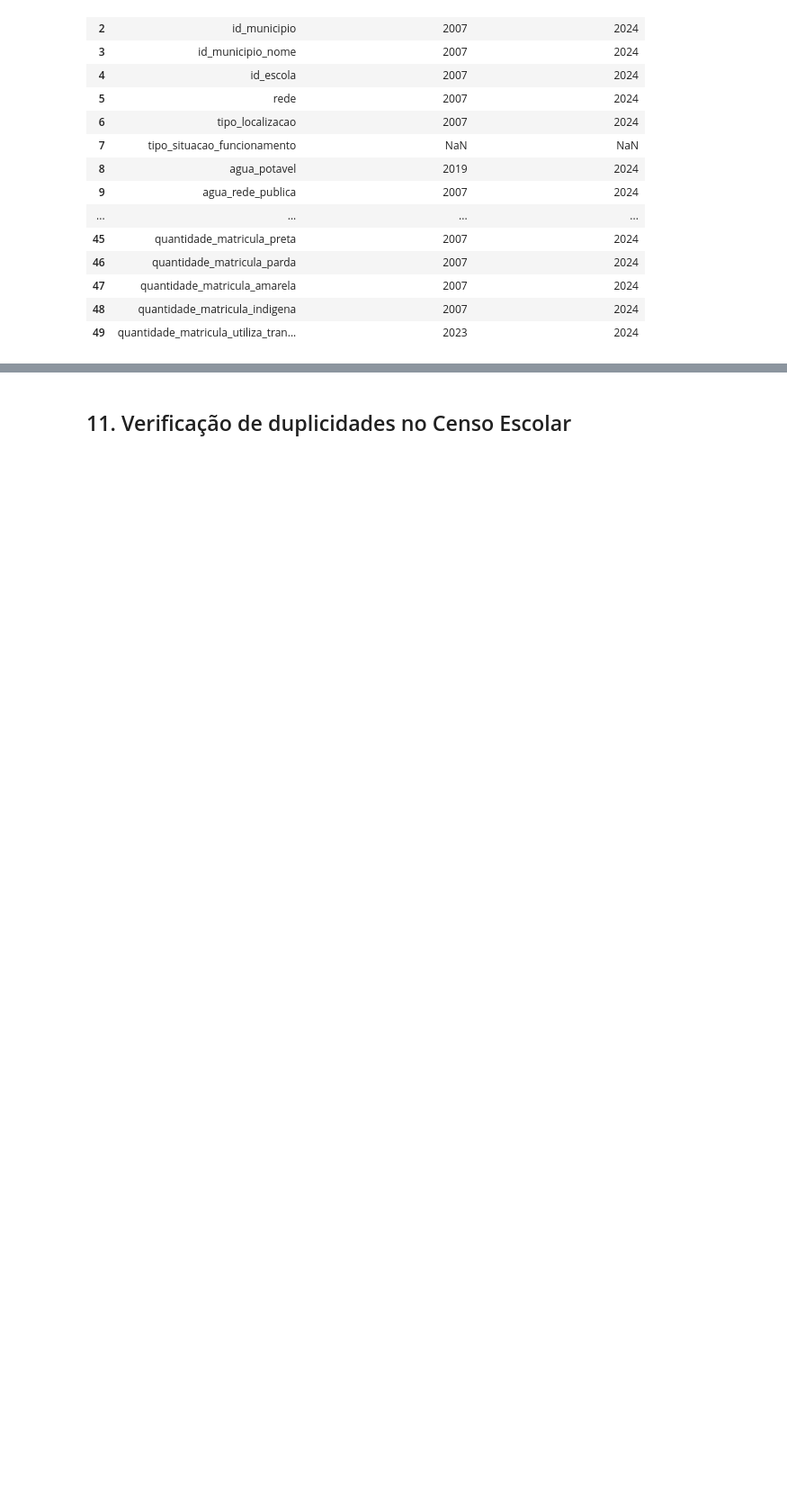
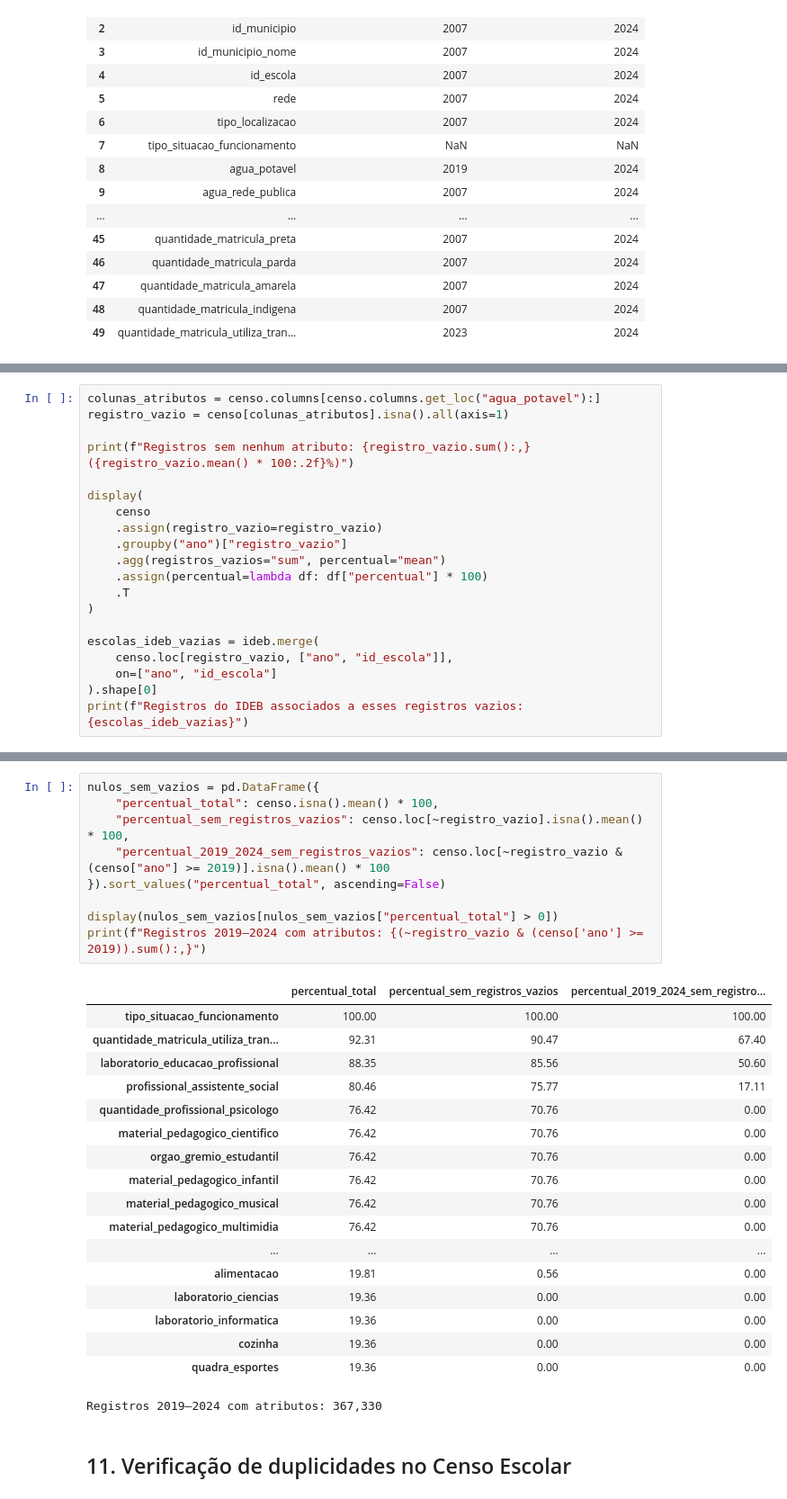
Before and after one commit to 1Gabriell/sistemas-orientados-a-dados, a Jupyter notebook: notebooks/01_analise_exploratoria.ipynb, the cells around one changed output, grey strips where cells are left out. Shown at 90% size. Saved outputs shown, nothing was run; the diff lists cells and outputs as text; blank space fills up the shorter version.

```diff
--- a/notebooks/01_analise_exploratoria.ipynb
+++ b/notebooks/01_analise_exploratoria.ipynb
@@ -378,0 +405,20 @@ display(disponibilidade_df)
+# %%
+colunas_atributos = censo.columns[censo.columns.get_loc("agua_potavel"):]
+registro_vazio = censo[colunas_atributos].isna().all(axis=1)
+
+print(f"Registros sem nenhum atributo: {registro_vazio.sum():,} ({registro_vazio.mean() * 100:.2f}%)")
+
+display(
+    censo
+    .assign(registro_vazio=registro_vazio)
+    .groupby("ano")["registro_vazio"]
+    .agg(registros_vazios="sum", percentual="mean")
+    .assign(percentual=lambda df: df["percentual"] * 100)
+    .T
+)
+
+escolas_ideb_vazias = ideb.merge(
+    censo.loc[registro_vazio, ["ano", "id_escola"]],
+    on=["ano", "id_escola"]
+).shape[0]
+print(f"Registros do IDEB associados a esses registros vazios: {escolas_ideb_vazias}")
@@ -379,3 +431,31 @@ display(disponibilidade_df)
+# %%
+nulos_sem_vazios = pd.DataFrame({
+    "percentual_total": censo.isna().mean() * 100,
+    "percentual_sem_registros_vazios": censo.loc[~registro_vazio].isna().mean() * 100,
+    "percentual_2019_2024_sem_registros_vazios": censo.loc[~registro_vazio & (censo["ano"] >= 2019)].isna().mean() * 100
+}).sort_values("percentual_total", ascending=False)
+
+display(nulos_sem_vazios[nulos_sem_vazios["percentual_total"] > 0])
+print(f"Registros 2019–2024 com atributos: {(~registro_vazio & (censo['ano'] >= 2019)).sum():,}")
+# %% [output]
+|  | percentual_total | percentual_sem_registros_vazios | percentual_2019_2024_sem_registro... |
+| tipo_situacao_funcionamento | 100.00 | 100.00 | 100.00 |
+| quantidade_matricula_utiliza_tran... | 92.31 | 90.47 | 67.40 |
+| laboratorio_educacao_profissional | 88.35 | 85.56 | 50.60 |
+| profissional_assistente_social | 80.46 | 75.77 | 17.11 |
+| quantidade_profissional_psicologo | 76.42 | 70.76 | 0.00 |
+| material_pedagogico_cientifico | 76.42 | 70.76 | 0.00 |
+| orgao_gremio_estudantil | 76.42 | 70.76 | 0.00 |
+| material_pedagogico_infantil | 76.42 | 70.76 | 0.00 |
+| material_pedagogico_musical | 76.42 | 70.76 | 0.00 |
+| material_pedagogico_multimidia | 76.42 | 70.76 | 0.00 |
+| ... | ... | ... | ... |
+| alimentacao | 19.81 | 0.56 | 0.00 |
+| laboratorio_ciencias | 19.36 | 0.00 | 0.00 |
+| laboratorio_informatica | 19.36 | 0.00 | 0.00 |
+| cozinha | 19.36 | 0.00 | 0.00 |
+| quadra_esportes | 19.36 | 0.00 | 0.00 |
+Registros 2019–2024 com atributos: 367,330
 # %% [markdown]
 ## 11. Verificação de duplicidades no Censo Escolar
 # %%
```
Also changed, not shown: parts of 13 cells of this notebook, 2 other files.
